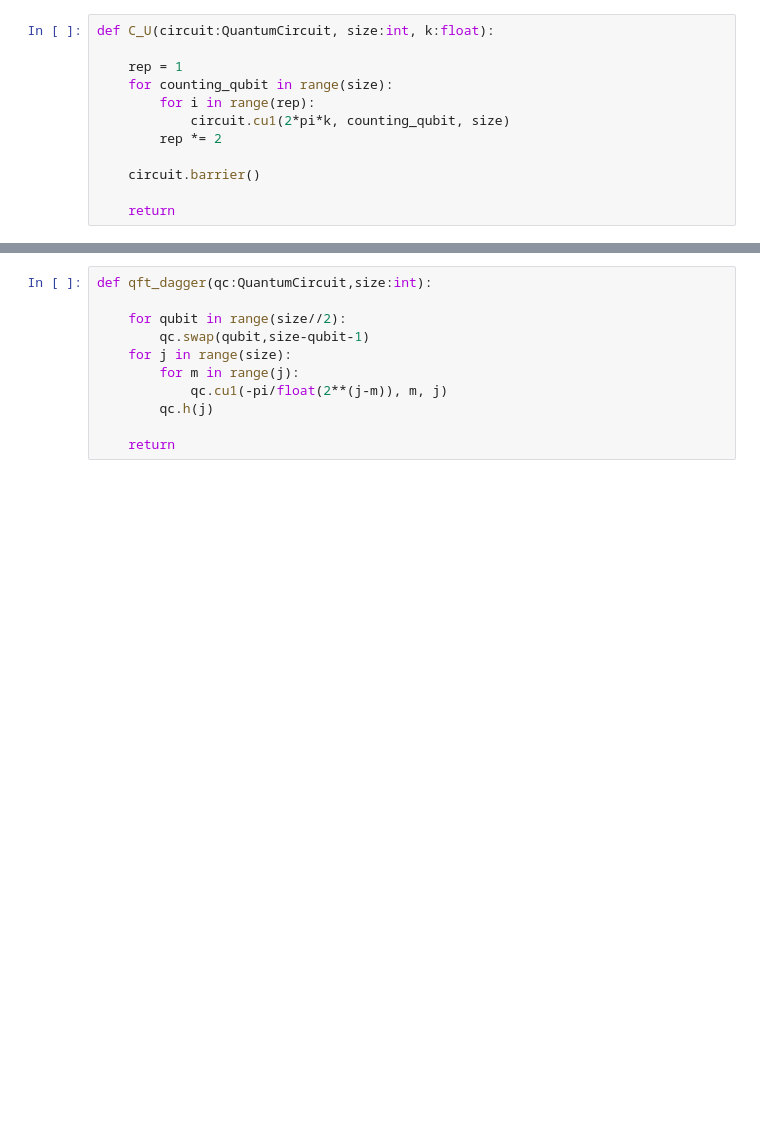
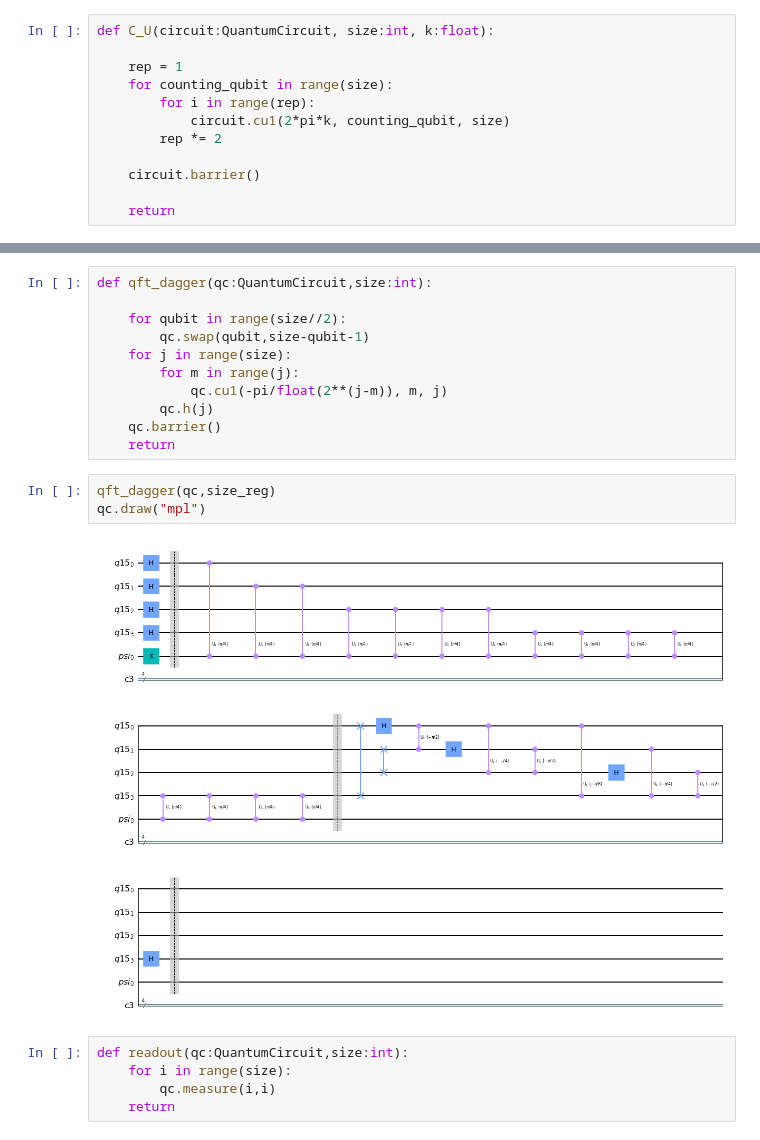
Before and after one commit to xin-0/QC-jupyter, a Jupyter notebook: Phase-Estimation.ipynb, the cells around one changed output, grey strips where cells are left out. Drawn from its saved outputs; the diff is of its cells as text; blank space fills up the shorter version.

```diff
--- a/Phase-Estimation.ipynb
+++ b/Phase-Estimation.ipynb
@@ -81,5 +82,15 @@ def qft_dagger(qc:QuantumCircuit,size:int):
         for m in range(j):
             qc.cu1(-pi/float(2**(j-m)), m, j)
         qc.h(j)
-
+    qc.barrier()
     return
+# %%
+qft_dagger(qc,size_reg)
+qc.draw("mpl")
+# %% [output]
+[figure, added]
+# %%
+def readout(qc:QuantumCircuit,size:int):
+    for i in range(size):
+        qc.measure(i,i)
+    return
```
Also changed, not shown: parts of 11 cells of this notebook.
